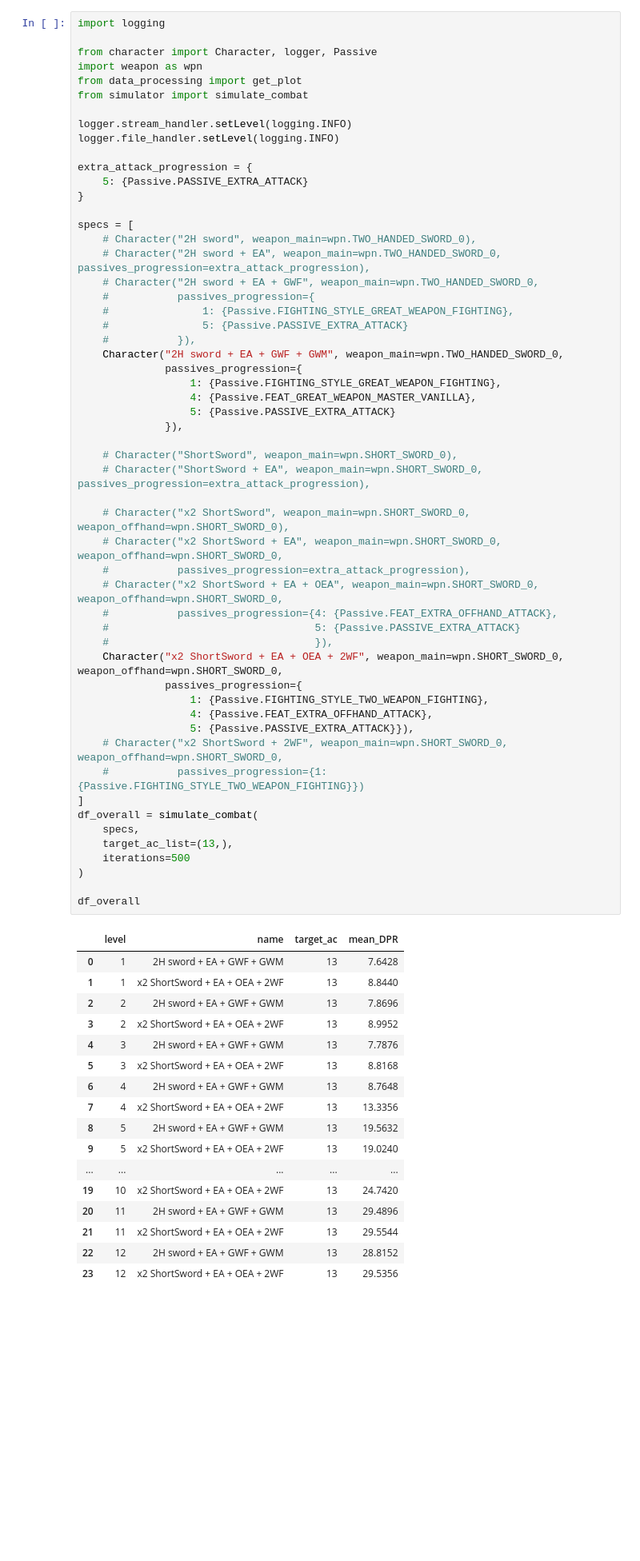
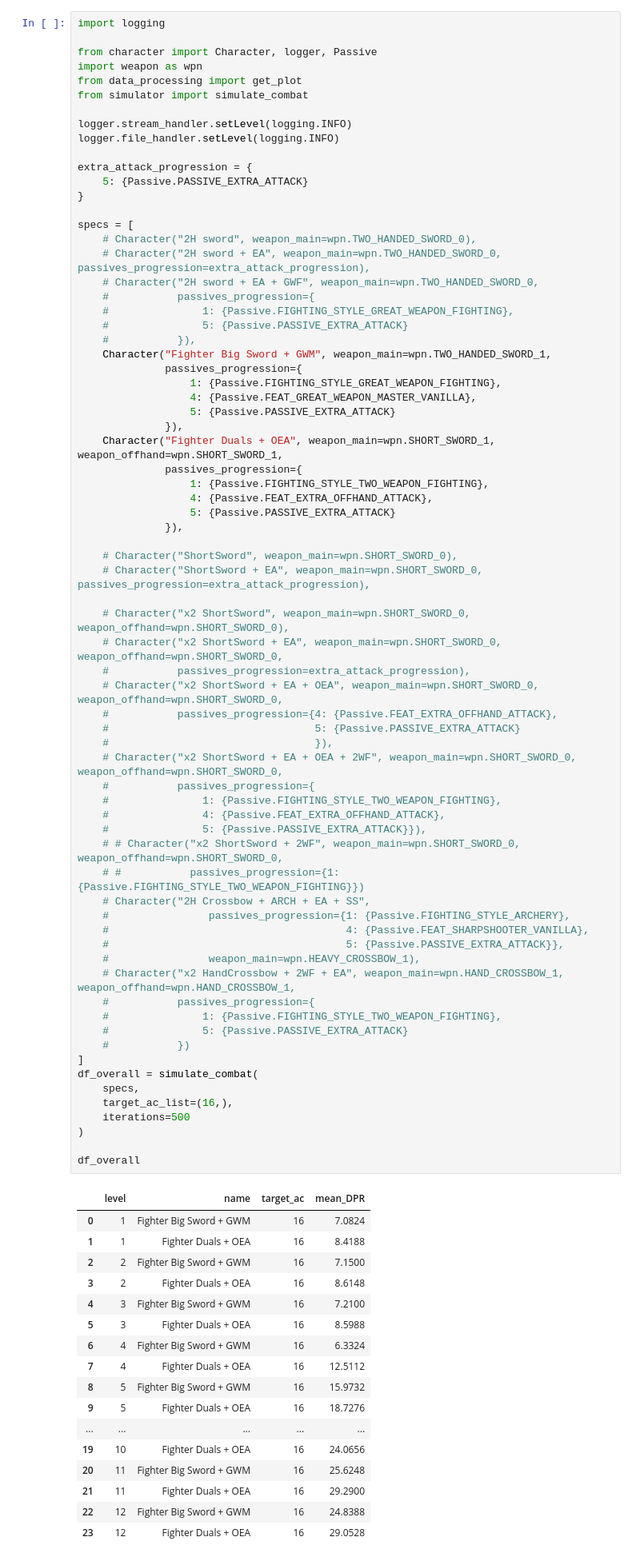
Before and after one commit to slafniy/DedTunedProject, a Jupyter notebook: Data/Projects/CommonUtility/damage_calc/damage_calculator.ipynb, the cells around one changed output. Shown: that part at 80% size. Drawn from its saved outputs; the diff is of its cells as text; blank space fills up the shorter version.

```diff
--- a/Data/Projects/CommonUtility/damage_calc/damage_calculator.ipynb
+++ b/Data/Projects/CommonUtility/damage_calc/damage_calculator.ipynb
@@ -19,58 +19,74 @@ specs = [
     # Character("2H sword + EA + GWF", weapon_main=wpn.TWO_HANDED_SWORD_0,
     #           passives_progression={
     #               1: {Passive.FIGHTING_STYLE_GREAT_WEAPON_FIGHTING},
     #               5: {Passive.PASSIVE_EXTRA_ATTACK}
     #           }),
-    Character("2H sword + EA + GWF + GWM", weapon_main=wpn.TWO_HANDED_SWORD_0,
+    Character("Fighter Big Sword + GWM", weapon_main=wpn.TWO_HANDED_SWORD_1,
               passives_progression={
                   1: {Passive.FIGHTING_STYLE_GREAT_WEAPON_FIGHTING},
                   4: {Passive.FEAT_GREAT_WEAPON_MASTER_VANILLA},
+                  5: {Passive.PASSIVE_EXTRA_ATTACK}
+              }),
+    Character("Fighter Duals + OEA", weapon_main=wpn.SHORT_SWORD_1, weapon_offhand=wpn.SHORT_SWORD_1,
+              passives_progression={
+                  1: {Passive.FIGHTING_STYLE_TWO_WEAPON_FIGHTING},
+                  4: {Passive.FEAT_EXTRA_OFFHAND_ATTACK},
                   5: {Passive.PASSIVE_EXTRA_ATTACK}
               }),
 
     # Character("ShortSword", weapon_main=wpn.SHORT_SWORD_0),
     # Character("ShortSword + EA", weapon_main=wpn.SHORT_SWORD_0, passives_progression=extra_attack_progression),
 
     # Character("x2 ShortSword", weapon_main=wpn.SHORT_SWORD_0, weapon_offhand=wpn.SHORT_SWORD_0),
     # Character("x2 ShortSword + EA", weapon_main=wpn.SHORT_SWORD_0, weapon_offhand=wpn.SHORT_SWORD_0,
     #           passives_progression=extra_attack_progression),
     # Character("x2 ShortSword + EA + OEA", weapon_main=wpn.SHORT_SWORD_0, weapon_offhand=wpn.SHORT_SWORD_0,
     #           passives_progression={4: {Passive.FEAT_EXTRA_OFFHAND_ATTACK},
     #                                 5: {Passive.PASSIVE_EXTRA_ATTACK}
     #                                 }),
-    Character("x2 ShortSword + EA + OEA + 2WF", weapon_main=wpn.SHORT_SWORD_0, weapon_offhand=wpn.SHORT_SWORD_0,
-              passives_progression={
-                  1: {Passive.FIGHTING_STYLE_TWO_WEAPON_FIGHTING},
-                  4: {Passive.FEAT_EXTRA_OFFHAND_ATTACK},
-                  5: {Passive.PASSIVE_EXTRA_ATTACK}}),
-    # Character("x2 ShortSword + 2WF", weapon_main=wpn.SHORT_SWORD_0, weapon_offhand=wpn.SHORT_SWORD_0,
-    #           passives_progression={1: {Passive.FIGHTING_STYLE_TWO_WEAPON_FIGHTING}})
+    # Character("x2 ShortSword + EA + OEA + 2WF", weapon_main=wpn.SHORT_SWORD_0, weapon_offhand=wpn.SHORT_SWORD_0,
+    #           passives_progression={
+    #               1: {Passive.FIGHTING_STYLE_TWO_WEAPON_FIGHTING},
+    #               4: {Passive.FEAT_EXTRA_OFFHAND_ATTACK},
+    #               5: {Passive.PASSIVE_EXTRA_ATTACK}}),
+    # # Character("x2 ShortSword + 2WF", weapon_main=wpn.SHORT_SWORD_0, weapon_offhand=wpn.SHORT_SWORD_0,
+    # #           passives_progression={1: {Passive.FIGHTING_STYLE_TWO_WEAPON_FIGHTING}})
+    # Character("2H Crossbow + ARCH + EA + SS",
+    #                passives_progression={1: {Passive.FIGHTING_STYLE_ARCHERY},
+    #                                      4: {Passive.FEAT_SHARPSHOOTER_VANILLA},
+    #                                      5: {Passive.PASSIVE_EXTRA_ATTACK}},
+    #                weapon_main=wpn.HEAVY_CROSSBOW_1),
+    # Character("x2 HandCrossbow + 2WF + EA", weapon_main=wpn.HAND_CROSSBOW_1, weapon_offhand=wpn.HAND_CROSSBOW_1,
+    #           passives_progression={
+    #               1: {Passive.FIGHTING_STYLE_TWO_WEAPON_FIGHTING},
+    #               5: {Passive.PASSIVE_EXTRA_ATTACK}
+    #           })
 ]
 df_overall = simulate_combat(
     specs,
-    target_ac_list=(13,),
+    target_ac_list=(16,),
     iterations=500
 )
 
 df_overall
 # %% [output]
 |  | level | name | target_ac | mean_DPR |
-| 0 | 1 | 2H sword + EA + GWF + GWM | 13 | 7.6428 |
-| 1 | 1 | x2 ShortSword + EA + OEA + 2WF | 13 | 8.8440 |
-| 2 | 2 | 2H sword + EA + GWF + GWM | 13 | 7.8696 |
-| 3 | 2 | x2 ShortSword + EA + OEA + 2WF | 13 | 8.9952 |
-| 4 | 3 | 2H sword + EA + GWF + GWM | 13 | 7.7876 |
-| 5 | 3 | x2 ShortSword + EA + OEA + 2WF | 13 | 8.8168 |
-| 6 | 4 | 2H sword + EA + GWF + GWM | 13 | 8.7648 |
-| 7 | 4 | x2 ShortSword + EA + OEA + 2WF | 13 | 13.3356 |
-| 8 | 5 | 2H sword + EA + GWF + GWM | 13 | 19.5632 |
-| 9 | 5 | x2 ShortSword + EA + OEA + 2WF | 13 | 19.0240 |
+| 0 | 1 | Fighter Big Sword + GWM | 16 | 7.0824 |
+| 1 | 1 | Fighter Duals + OEA | 16 | 8.4188 |
+| 2 | 2 | Fighter Big Sword + GWM | 16 | 7.1500 |
+| 3 | 2 | Fighter Duals + OEA | 16 | 8.6148 |
+| 4 | 3 | Fighter Big Sword + GWM | 16 | 7.2100 |
+| 5 | 3 | Fighter Duals + OEA | 16 | 8.5988 |
+| 6 | 4 | Fighter Big Sword + GWM | 16 | 6.3324 |
+| 7 | 4 | Fighter Duals + OEA | 16 | 12.5112 |
+| 8 | 5 | Fighter Big Sword + GWM | 16 | 15.9732 |
+| 9 | 5 | Fighter Duals + OEA | 16 | 18.7276 |
 | ... | ... | ... | ... | ... |
-| 19 | 10 | x2 ShortSword + EA + OEA + 2WF | 13 | 24.7420 |
-| 20 | 11 | 2H sword + EA + GWF + GWM | 13 | 29.4896 |
-| 21 | 11 | x2 ShortSword + EA + OEA + 2WF | 13 | 29.5544 |
-| 22 | 12 | 2H sword + EA + GWF + GWM | 13 | 28.8152 |
-| 23 | 12 | x2 ShortSword + EA + OEA + 2WF | 13 | 29.5356 |
+| 19 | 10 | Fighter Duals + OEA | 16 | 24.0656 |
+| 20 | 11 | Fighter Big Sword + GWM | 16 | 25.6248 |
+| 21 | 11 | Fighter Duals + OEA | 16 | 29.2900 |
+| 22 | 12 | Fighter Big Sword + GWM | 16 | 24.8388 |
+| 23 | 12 | Fighter Duals + OEA | 16 | 29.0528 |
 # %%
 fig = get_plot(df_overall)
 fig.show()
```
Also changed, not shown: 2 other files.
